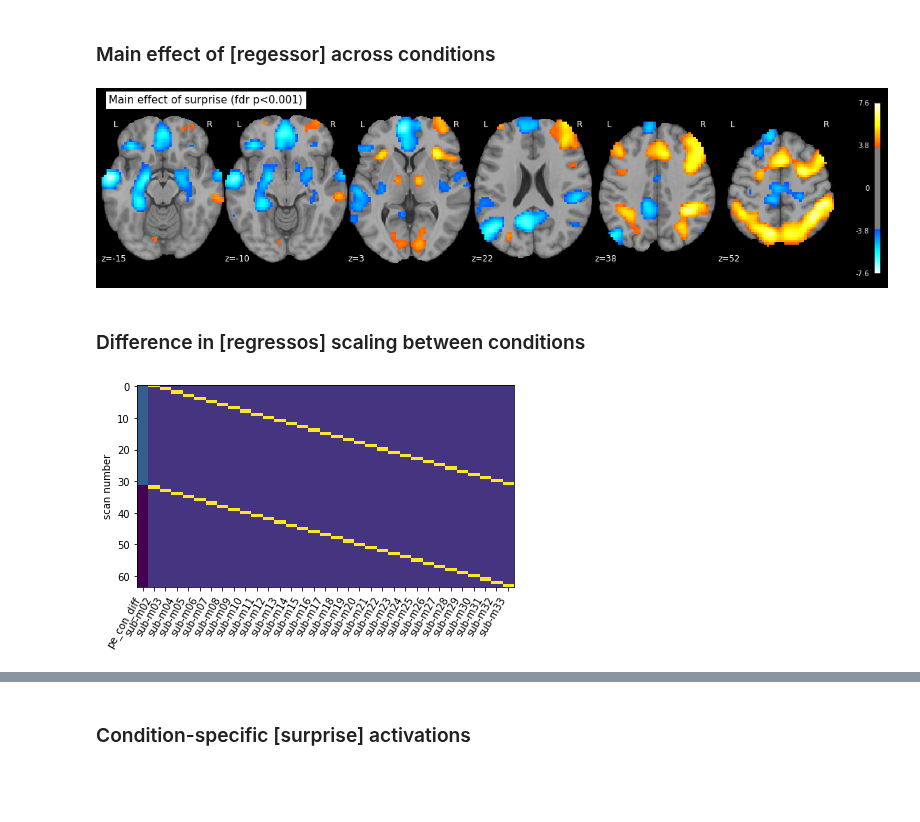
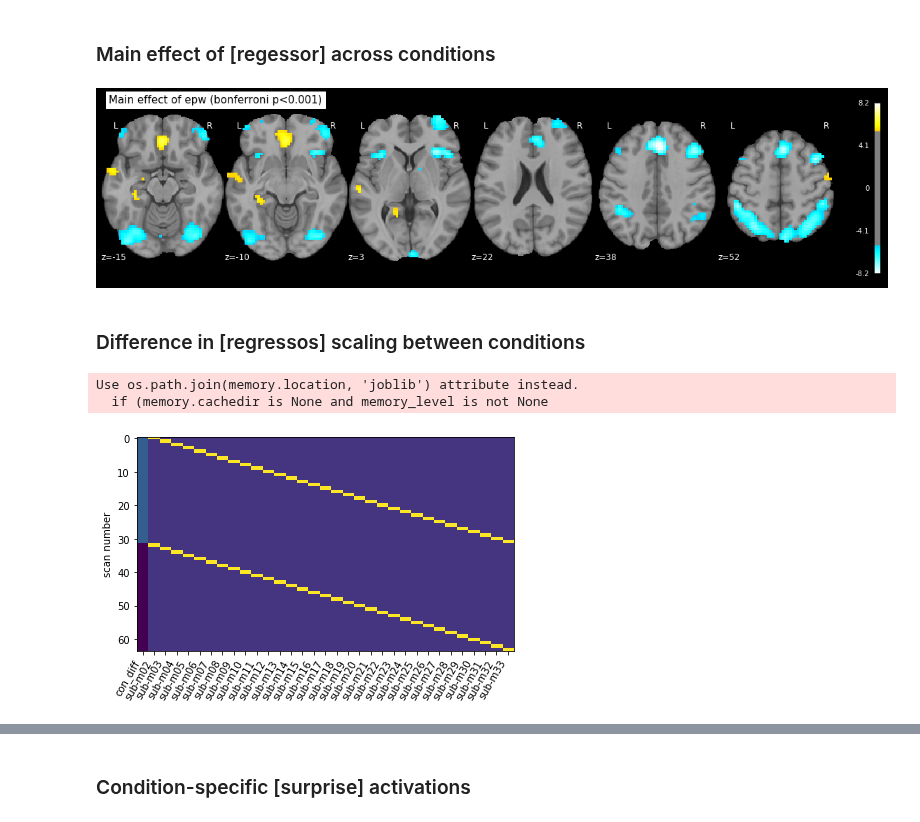
Before and after one commit to kbonna/decidenet, a Jupyter notebook: activation_analysis/dn_aa_02_second_level.ipynb, the cells around one changed output, grey strips where cells are left out. Saved outputs shown, nothing was run; the diff lists cells and outputs as text; code cells hidden in the pictures; blank space fills up the shorter version.

```diff
--- a/activation_analysis/dn_aa_02_second_level.ipynb
+++ b/activation_analysis/dn_aa_02_second_level.ipynb
@@ -26,7 +26,7 @@ n_subjects, n_conditions = len(meta['dim1']), len(meta['dim2'])
 
 # Load t-map images (first level output)
 out_dir = "/home/kmb/Desktop/Neuroscience/Projects/BONNA_decide_net/data/"\
-          "main_fmri_study/derivatives/nistats/surprise"
+          "main_fmri_study/derivatives/nistats/epw"
 
 tmap_files = [sorted([os.path.join(out_dir, file)
               for file in os.listdir(out_dir) if task in file])
@@ -72,35 +72,35 @@ second_level_model = second_level_model.fit(
 z_map = second_level_model.compute_contrast(output_type='z_score')
 # %%
 p_val = 0.001
-height_control = 'fdr'
+height_control = 'bonferroni'
 cut_coords = (-15, -10, 3, 22, 38, 52)
 display_mode = 'z'
-title = 'Main effect of surprise'
+title = 'Main effect of epw'
 
 ################################################################################
 mni152nlin2009c = "mni_icbm152_nlin_asym_09c_nifti/mni_icbm152_nlin_asym_09c/"\
                   "temp.nii.gz"
 bg_img = datasets.load_mni152_template()
 bg_img = nib.load(mni152nlin2009c)
 
 z_map_thresholded, threshold = map_threshold(
     z_map,
     level=p_val,
-    height_control='fdr',
+    height_control=height_control,
     cluster_threshold=15)
 
 fig, ax = plt.subplots(ncols=1, nrows=1, facecolor='k', figsize=(20, 5))
 display = plotting.plot_stat_map(
     z_map,
     bg_img=bg_img,
     axes=ax,
     threshold=threshold,
     colorbar=True,
     display_mode=display_mode,
     cut_coords=cut_coords,
     title=f'{title} ({height_control} p<{p_val})')
 # %% [output]
-[figure, old version]
+[figure, new version]
 # %% [markdown]
 ### Difference in [regressos] scaling between conditions
 # %%
@@ -108,7 +108,7 @@ second_level_input = [tmap for tmaps in tmap_img for tmap in tmaps]
 second_level_model = SecondLevelModel(smoothing_fwhm=6)
 
 # Paired two-group difference for reward – punishment contrast
-columns = ['pe_con_diff'] + \
+columns = ['con_diff'] + \
           [f'sub-m{sub:02}' for sub in range(2, n_subjects+2)]
 design_matrix = pd.DataFrame(np.hstack((
     np.vstack((np.ones((n_subjects, 1)), (-1)*np.ones((n_subjects, 1)))),
@@ -116,7 +116,7 @@ design_matrix = pd.DataFrame(np.hstack((
     )), columns=columns)
 
 contrast = np.zeros(design_matrix.shape[1])
-contrast[list(design_matrix.columns).index('pe_con_diff')] = 1
+contrast[list(design_matrix.columns).index('con_diff')] = 1
 
 fig, ax = plt.subplots(nrows=1, ncols=1, facecolor='w')
 plot_design_matrix(design_matrix, ax=ax)
@@ -129,6 +129,8 @@ z_map = second_level_model.compute_contrast(
     contrast,
     output_type='z_score')
 # %% [output]
+Use os.path.join(memory.location, 'joblib') attribute instead.
+  if (memory.cachedir is None and memory_level is not None
-[figure, old version]
+[figure, new version]
 # %%
 p_val = 0.05
```
Also changed, not shown: parts of 2 cells of this notebook, 10 other files.
